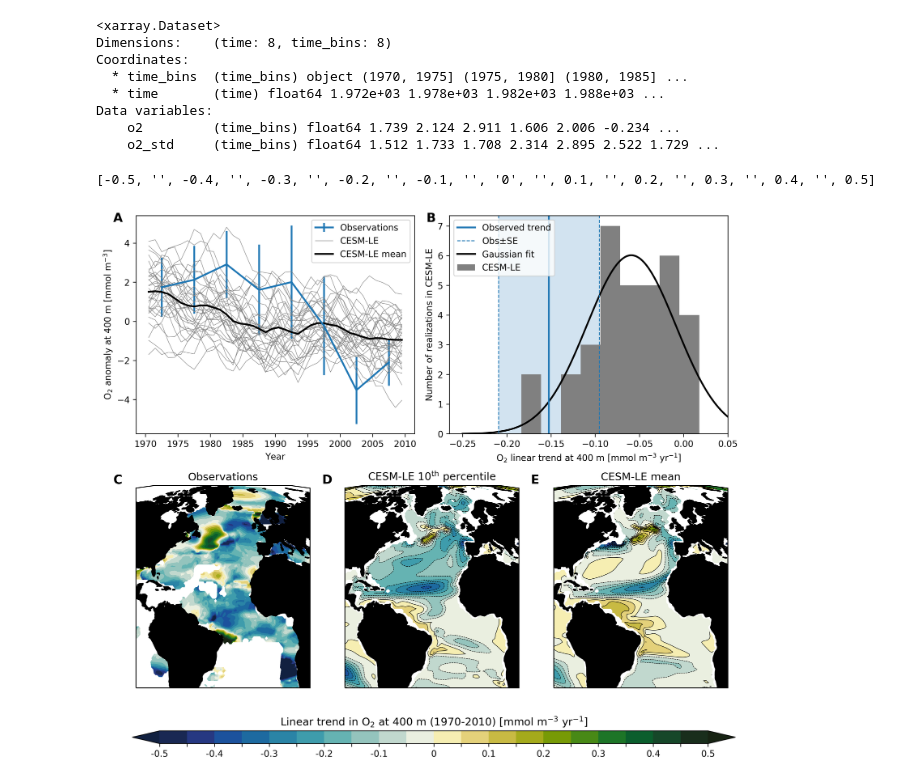
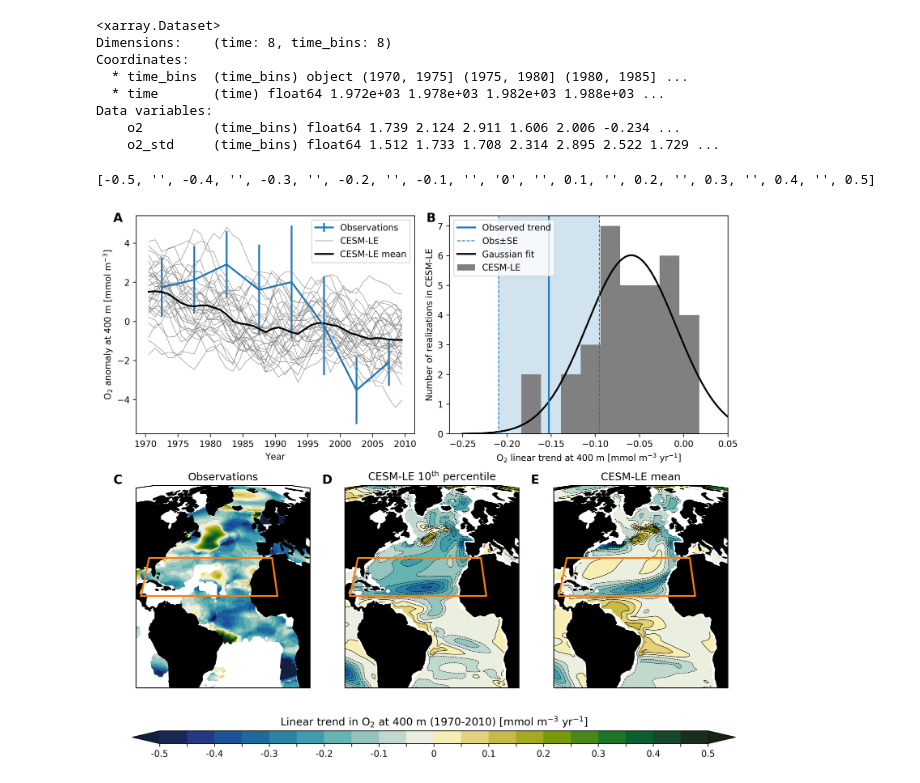
Before and after one commit to matt-long/iucn-deoxygenation-report, a Jupyter notebook: plot_trend_comparison_STNA.ipynb, the cells around one changed output. Cells and saved outputs as stored; diff of their text form; code cells hidden in the pictures.

```diff
--- a/plot_trend_comparison_STNA.ipynb
+++ b/plot_trend_comparison_STNA.ipynb
@@ -187,6 +187,9 @@ ax.legend([po,ps,pg[0],ph[0]],['Observed trend','Obs$\pm$SE','Gaussian fit','CES
 #------------------------------------------------------------------------------
 contour_spec = {'levels':np.arange(-0.5,0.55,0.05),'cmap':cmocean.cm.delta,'extend':'both'}
 
+box_top = 35.
+box_bot = 15.
+x, y = [-87, -87, 0, 0, -87], [box_bot, box_top, box_top, box_bot, box_bot]
 
 #------------------------------------------------------------------------------
 #--- obs
@@ -207,6 +210,11 @@ land = ax.add_feature(
         cartopy.feature.NaturalEarthFeature('physical','land','110m',
                                             edgecolor='face',
                                             facecolor='black'))
+
+
+
+ax.plot(x, y, linewidth=2.,color='#ff7f0e', transform=ccrs.PlateCarree())
+
 ax.set_title('Observations')
 
 #------------------------------------------------------------------------------
@@ -235,6 +243,9 @@ land = ax.add_feature(
         cartopy.feature.NaturalEarthFeature('physical','land','110m',
                                             edgecolor='face',
                                             facecolor='black'))
+
+ax.plot(x, y, linewidth=2.,color='#ff7f0e', transform=ccrs.PlateCarree())
+
 ax.set_title('CESM-LE 10$^{th}$ percentile')
 
 #------------------------------------------------------------------------------
@@ -262,6 +273,9 @@ land = ax.add_feature(
         cartopy.feature.NaturalEarthFeature('physical','land','110m',
                                             edgecolor='face',
                                             facecolor='black'))
+
+ax.plot(x, y, linewidth=2.,color='#ff7f0e', transform=ccrs.PlateCarree())
+
 ax.set_title('CESM-LE mean')
 
 #------------------------------------------------------------------------------
@@ -274,31 +288,31 @@ cax = fig.add_axes([0.12, 0.05, 0.79, 0.02])
 cb = fig.colorbar(cf,cax=cax,
                   ticks = contour_spec['levels'],
                   orientation = 'horizontal')
 cax.set_title('Linear trend in O$_2$ at 400 m (1970-2010) [mmol m$^{-3}$ yr$^{-1}$]',loc='center')
 
 t = []
 for i,x in enumerate(contour_spec['levels']):
     if i%2 == 0:
         if np.abs(x) < 1e-10:
             t.append('0')
         else:
             t.append(plot_tools.contour_label_format(np.round(x,1)))
     else:
         t.append('')
 print t
 cb.ax.set_xticklabels(t)
 
 alp = [chr(i).upper() for i in range(97,97+26)]
 for i,axi in enumerate(fig.get_axes()):
     if i == 5: break
     p = axi.get_position()
     y = p.y1-0.01
     x = p.x0-0.03
     fig.text(x,y,'%s'%alp[i],
              fontsize=14.,
              fontweight = 'semibold')
 
 plt.savefig(plot_name,dpi=300,bbox_inches='tight')
 # %% [output]
 [-0.5, '', -0.4, '', -0.3, '', -0.2, '', -0.1, '', '0', '', 0.1, '', 0.2, '', 0.3, '', 0.4, '', 0.5]
-[figure, old version]
+[figure, new version]
```
Also changed, not shown: 2 other files.
